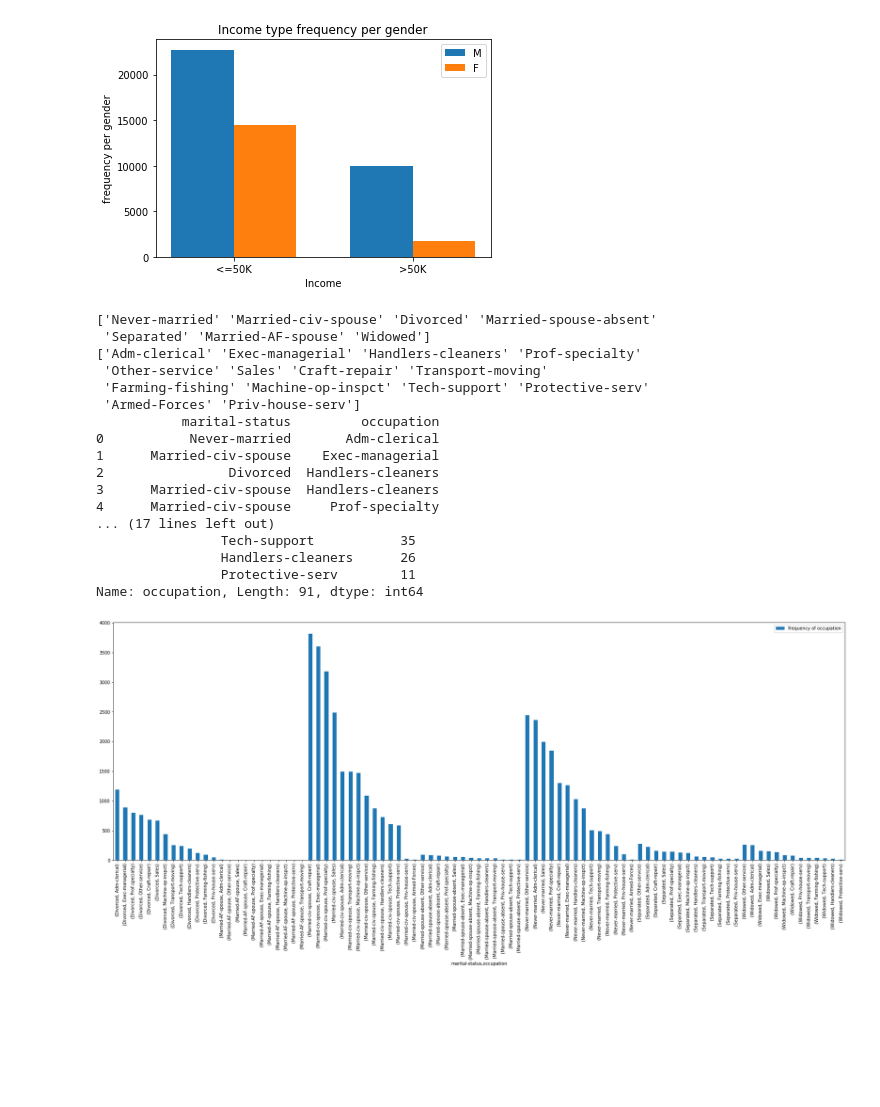
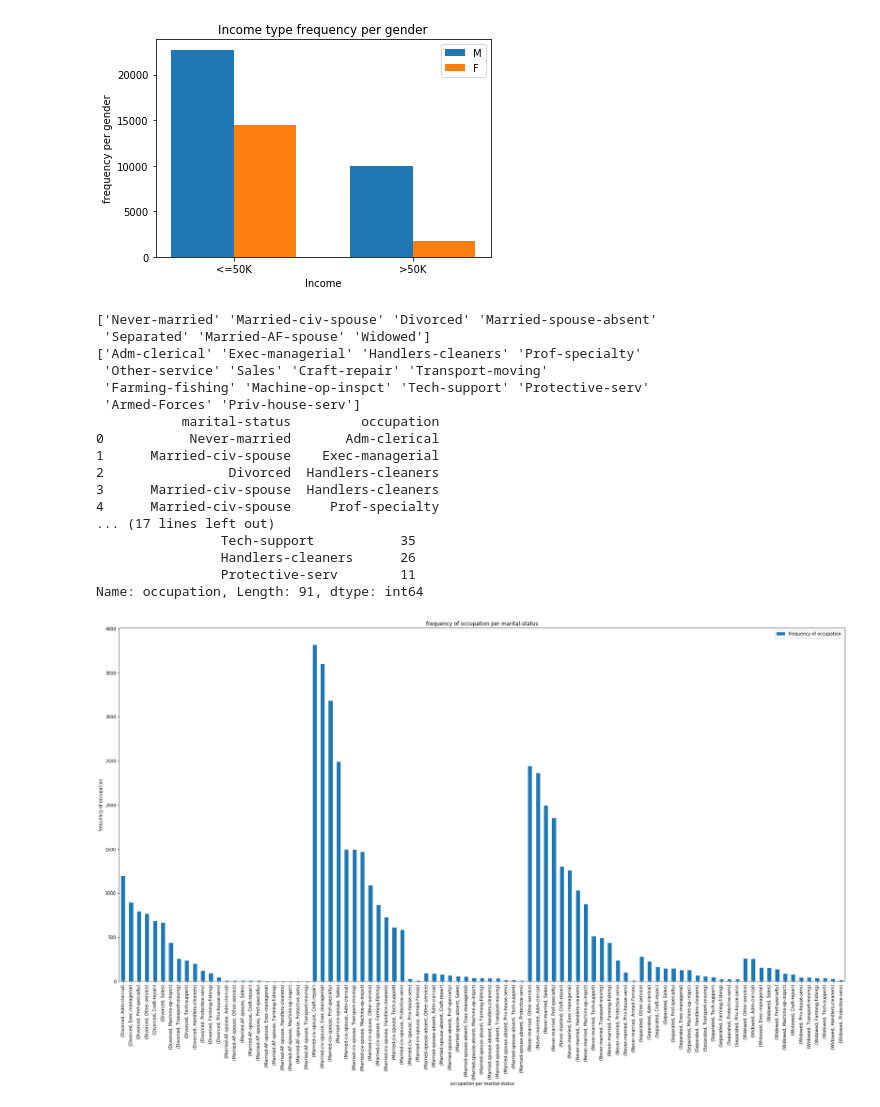
Before and after one commit to DandDevy/dataAnalyticsProject1, a Jupyter notebook: project.ipynb, the cells around one changed output. Saved outputs shown, nothing was run; the diff lists cells and outputs as text; code cells hidden in the pictures; blank space fills up the shorter version.

```diff
--- a/project.ipynb
+++ b/project.ipynb
@@ -359,35 +359,35 @@ def task9():
     t9o = t9df["occupation"].unique().tolist()
     index2 = np.arange(len(t9o))
     fig, ax = plt.subplots()
     t9_gp_by_ms=t9df.groupby(["marital-status"])
     print(t9_gp_by_ms["occupation"].value_counts())
 #     ax.bar(index, t9_gp_by_ms["marital-status"].value_counts(), 0.35,label=t9ms)
 #     ax.bar(index2, t9_gp_by_ms["occupation"].value_counts(), 0.35,label=t9o)
     ax.set_xticklabels(t9o,rotation=90)
-    t9_gp_by_ms["occupation"].value_counts().plot(kind='bar',figsize=(30,10))
+    t9_gp_by_ms["occupation"].value_counts().plot(kind='bar',figsize=(30,15))
     ax.legend(["frequency of occupation"])
- ax.set_xlabel('Income')
-    ax.set_ylabel('frequency per gender')
-    ax.set_title('Income type frequency per gender')
+    ax.set_xlabel('occupation per marital-status')
+    ax.set_ylabel('frequency of occupation')
+    ax.set_title('frequency of occupation per marital-status')
 #     t9_gp_by_ms["occupation"].value_counts().plot().bar(x=t9_gp_by_ms["occupation"].value_counts(),height=4)
 
 task9()
 # %% [output]
 ['Never-married' 'Married-civ-spouse' 'Divorced' 'Married-spouse-absent'
  'Separated' 'Married-AF-spouse' 'Widowed']
 ['Adm-clerical' 'Exec-managerial' 'Handlers-cleaners' 'Prof-specialty'
  'Other-service' 'Sales' 'Craft-repair' 'Transport-moving'
  'Farming-fishing' 'Machine-op-inspct' 'Tech-support' 'Protective-serv'
  'Armed-Forces' 'Priv-house-serv']
            marital-status         occupation
 0           Never-married       Adm-clerical
 1      Married-civ-spouse    Exec-managerial
 2                Divorced  Handlers-cleaners
 3      Married-civ-spouse  Handlers-cleaners
 4      Married-civ-spouse     Prof-specialty
 ... (17 lines left out)
                 Tech-support           35
                 Handlers-cleaners      26
                 Protective-serv        11
 Name: occupation, Length: 91, dtype: int64
-[figure, old version]
+[figure, new version]
```
Also changed, not shown: parts of 2 cells of this notebook.
